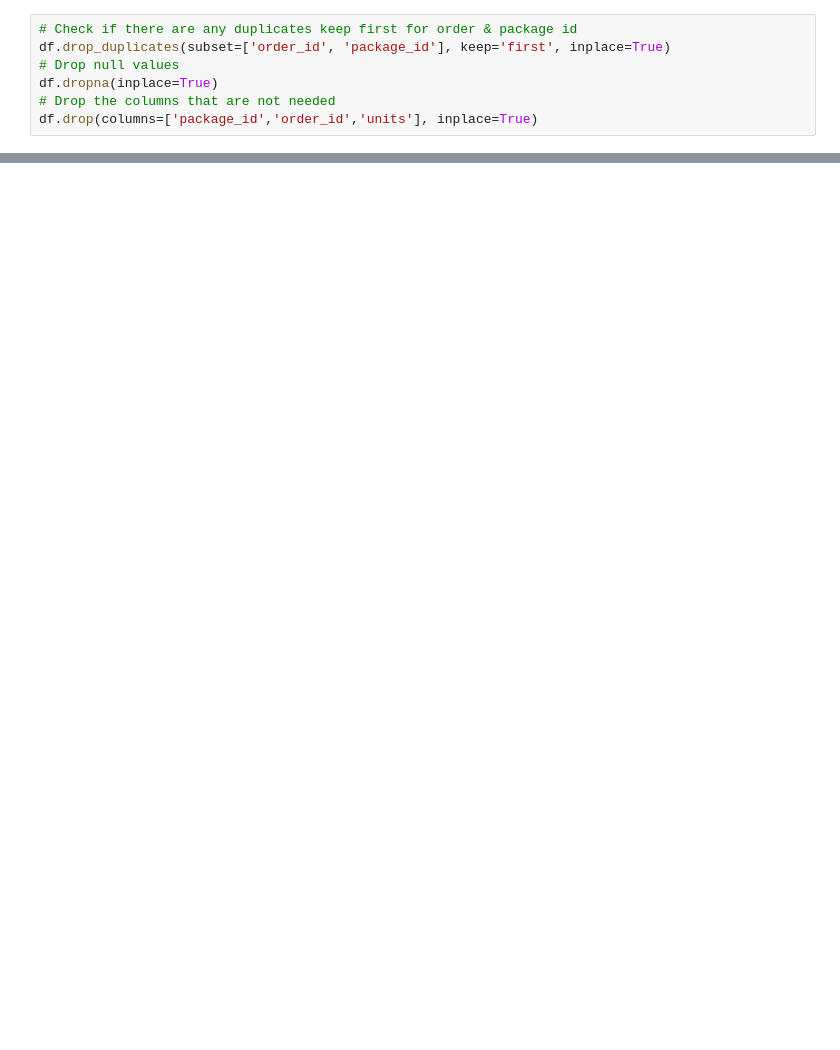
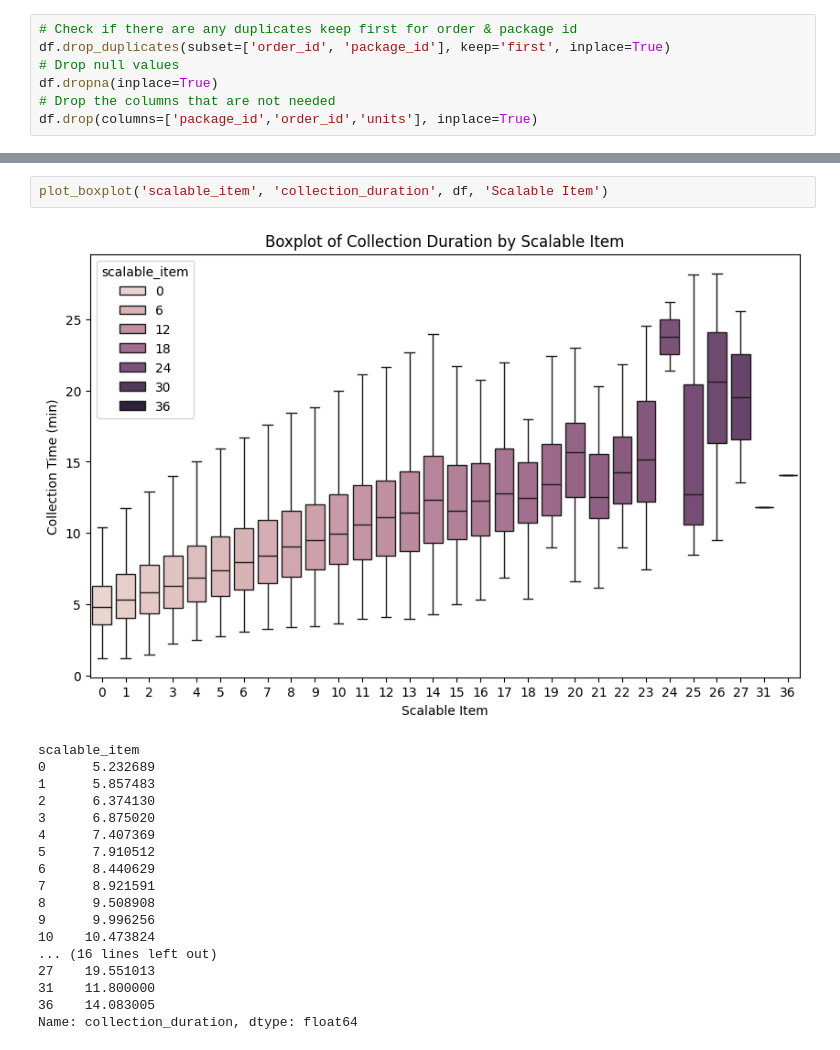
Before and after one commit to batuhanbasturk/Bitirme-Projesi, a Jupyter notebook: main/Bitirme_projesi_Migros.ipynb, the cells around one changed output, grey strips where cells are left out. Saved outputs shown, nothing was run; the diff lists cells and outputs as text; blank space fills up the shorter version.

```diff
--- a/main/Bitirme_projesi_Migros.ipynb
+++ b/main/Bitirme_projesi_Migros.ipynb
@@ -291,0 +429,21 @@ df
+# %%
+plot_boxplot('scalable_item', 'collection_duration', df, 'Scalable Item')
+# %% [output]
+[figure, added]
+scalable_item
+0      5.232689
+1      5.857483
+2      6.374130
+3      6.875020
+4      7.407369
+5      7.910512
+6      8.440629
+7      8.921591
+8      9.508908
+9      9.996256
+10    10.473824
+... (16 lines left out)
+27    19.551013
+31    11.800000
+36    14.083005
+Name: collection_duration, dtype: float64
```
Also changed, not shown: parts of 36 cells of this notebook.
